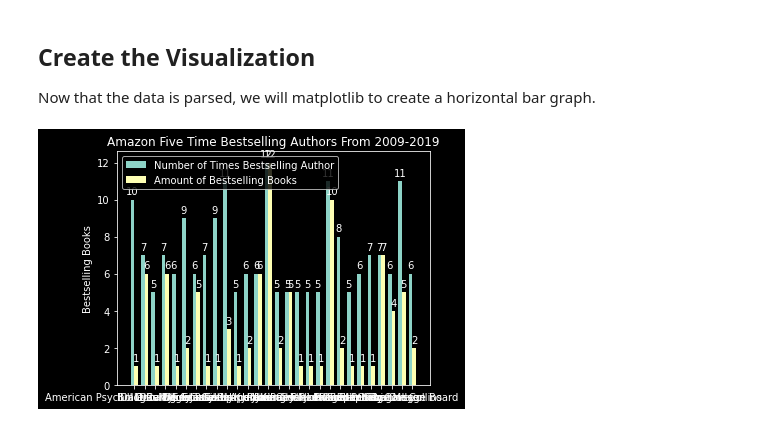
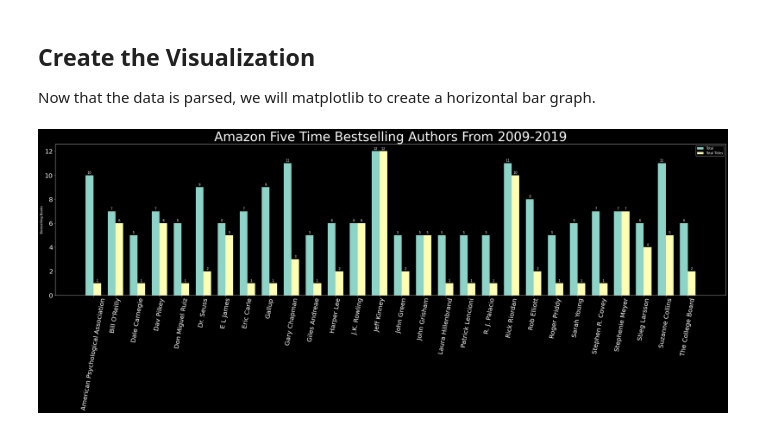
Before and after one commit to AudreyRae2K/data_vis_intro, a Jupyter notebook: data_vis.ipynb, the cells around one changed output. Saved outputs shown, nothing was run; the diff lists cells and outputs as text; code cells hidden in the pictures.

```diff
--- a/data_vis.ipynb
+++ b/data_vis.ipynb
@@ -297,51 +281,51 @@ apple_pie
 
 Now that the data is parsed, we will matplotlib to create a horizontal bar graph.
 # %%
-import matplotlib
-import matplotlib.pyplot as plt
-import numpy as np
+
 
 
 # labels = ['G1', 'G2', 'G3', 'G4', 'G5']
 labels = Bestselling_Authors
-# men_means = [20, 34, 30, 35, 27]
-men_means = First
-# women_means = [25, 32, 34, 20, 25]
-women_means = Second
+total = First
+total_titles = Second
 
 x = np.arange(len(labels))  # the label locations
 width = 0.35  # the width of the bars
 
-fig, ax = plt.subplots()
-rects1 = ax.bar(x - width/2, men_means, width, label='Number of Times Bestselling Author')
-rects2 = ax.bar(x + width/2, women_means, width, label='Amount of Bestselling Books')
+fig, ax = plt.subplots(figsize=(30, 10))
+rects1 = ax.bar(x - width/2, total, width, label='Total')
+rects2 = ax.bar(x + width/2, total_titles, width, label='Total Titles')
+
 
 # Add some text for labels, title and custom x-axis tick labels, etc.
 ax.set_ylabel('Bestselling Books')
-ax.set_title('Amazon Five Time Bestselling Authors From 2009-2019')
+ax.set_title('Amazon Five Time Bestselling Authors From 2009-2019', fontsize="40")
 ax.set_xticks(x)
 ax.set_xticklabels(labels)
 ax.legend()
+plt.xticks(rotation=80)
 
 def autolabel(rects):
     """Attach a text label above each bar in *rects*, displaying its height."""
     for rect in rects:
         height = rect.get_height()
         ax.annotate('{}'.format(height),
                     xy=(rect.get_x() + rect.get_width() / 2, height),
                     xytext=(0, 3),  # 3 points vertical offset
                     textcoords="offset points",
                     ha='center', va='bottom')
 
 
 autolabel(rects1)
 autolabel(rects2)
 
 fig.tight_layout()
+plt.tick_params(labelsize=20)
+
 
 plt.show()
 # %% [output]
-[figure, old version]
+[figure, new version]
 # %%
 # Authors = name_dictionary.keys()
 # # # This prints the author's dictionaries keys in a list
```
Also changed, not shown: parts of 3 cells of this notebook.
